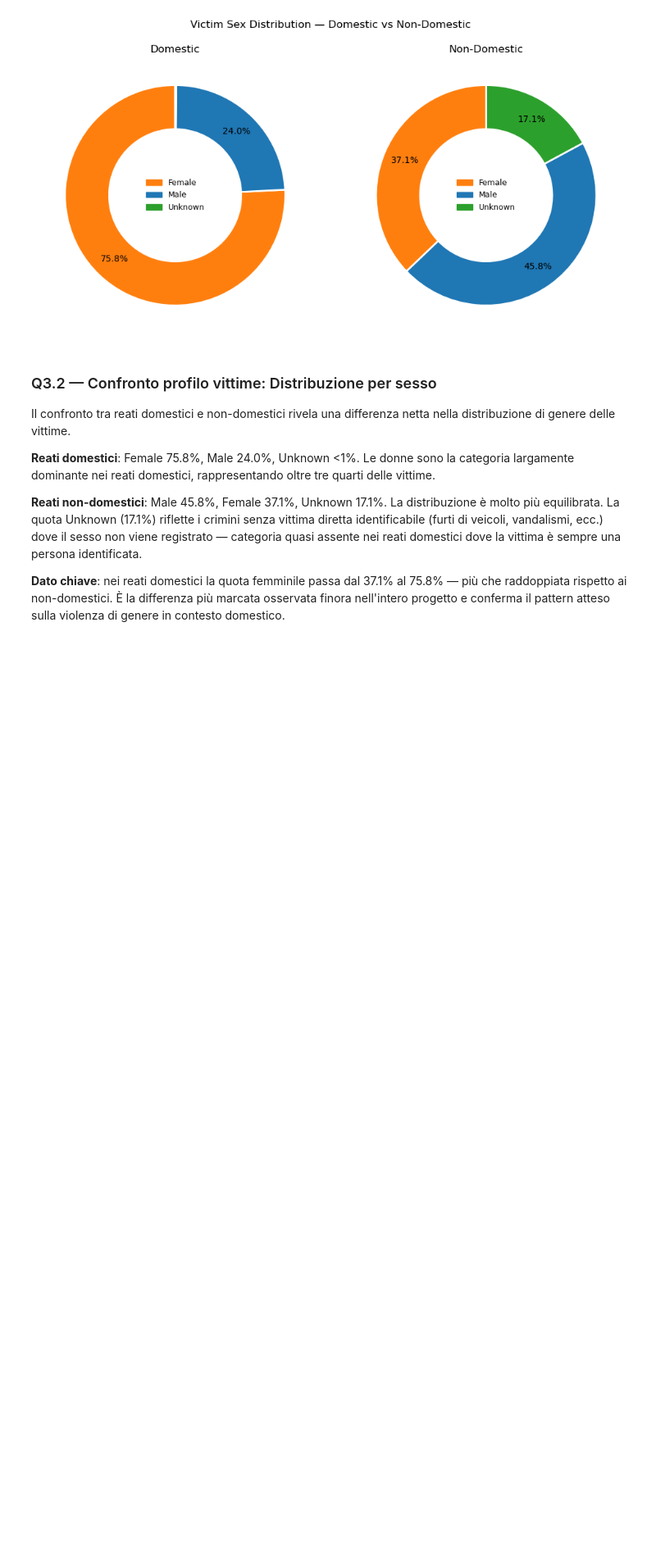
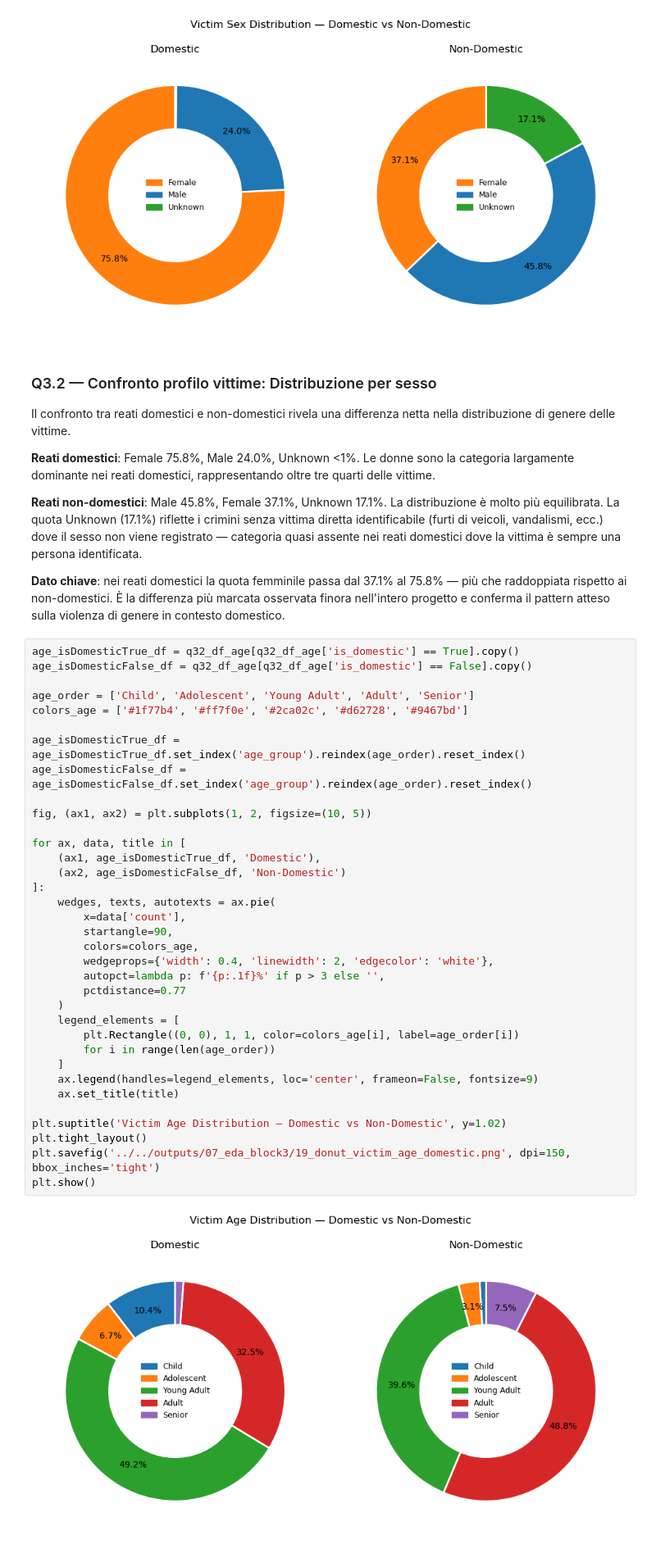
Before and after one commit to AnalystEca/lapd-crime-data, a Jupyter notebook: notebooks/02_analyze/07_eda_block3.ipynb, the cells around one changed output. Shown at 82% size. Drawn from its saved outputs; the diff is of its cells as text; blank space fills up the shorter version.

Commit message:
Q3.2 victim profile comparison: age distribution donut chart

```diff
--- a/notebooks/02_analyze/07_eda_block3.ipynb
+++ b/notebooks/02_analyze/07_eda_block3.ipynb
@@ -366,3 +366,40 @@ al 75.8% — più che raddoppiata rispetto ai non-domestici. È la
 differenza più marcata osservata finora nell'intero progetto e
 conferma il pattern atteso sulla violenza di genere in contesto
 domestico.
+# %%
+age_isDomesticTrue_df = q32_df_age[q32_df_age['is_domestic'] == True].copy()
+age_isDomesticFalse_df = q32_df_age[q32_df_age['is_domestic'] == False].copy()
+
+age_order = ['Child', 'Adolescent', 'Young Adult', 'Adult', 'Senior']
+colors_age = ['#1f77b4', '#ff7f0e', '#2ca02c', '#d62728', '#9467bd']
+
+age_isDomesticTrue_df = age_isDomesticTrue_df.set_index('age_group').reindex(age_order).reset_index()
+age_isDomesticFalse_df = age_isDomesticFalse_df.set_index('age_group').reindex(age_order).reset_index()
+
+fig, (ax1, ax2) = plt.subplots(1, 2, figsize=(10, 5))
+
+for ax, data, title in [
+    (ax1, age_isDomesticTrue_df, 'Domestic'),
+    (ax2, age_isDomesticFalse_df, 'Non-Domestic')
+]:
+    wedges, texts, autotexts = ax.pie(
+        x=data['count'],
+        startangle=90,
+        colors=colors_age,
+        wedgeprops={'width': 0.4, 'linewidth': 2, 'edgecolor': 'white'},
+        autopct=lambda p: f'{p:.1f}%' if p > 3 else '',
+        pctdistance=0.77
+    )
+    legend_elements = [
+        plt.Rectangle((0, 0), 1, 1, color=colors_age[i], label=age_order[i])
+        for i in range(len(age_order))
+    ]
+    ax.legend(handles=legend_elements, loc='center', frameon=False, fontsize=9)
+    ax.set_title(title)
+
+plt.suptitle('Victim Age Distribution — Domestic vs Non-Domestic', y=1.02)
+plt.tight_layout()
+plt.savefig('../../outputs/07_eda_block3/19_donut_victim_age_domestic.png', dpi=150, bbox_inches='tight')
+plt.show()
+# %% [output]
+[figure, added]
```
Also changed, not shown: parts of 1 cell of this notebook, 5 other files.
